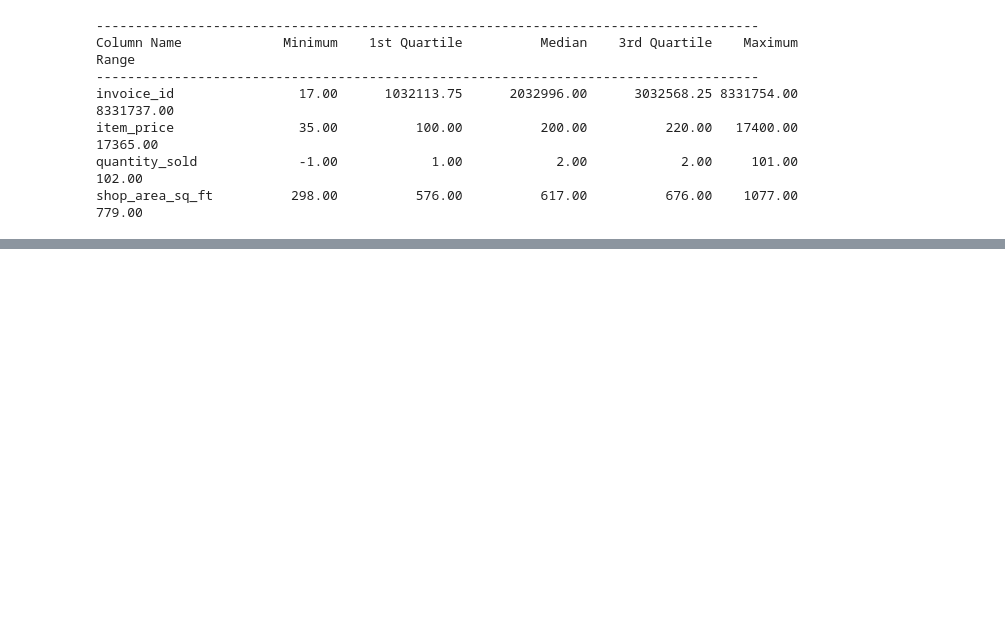
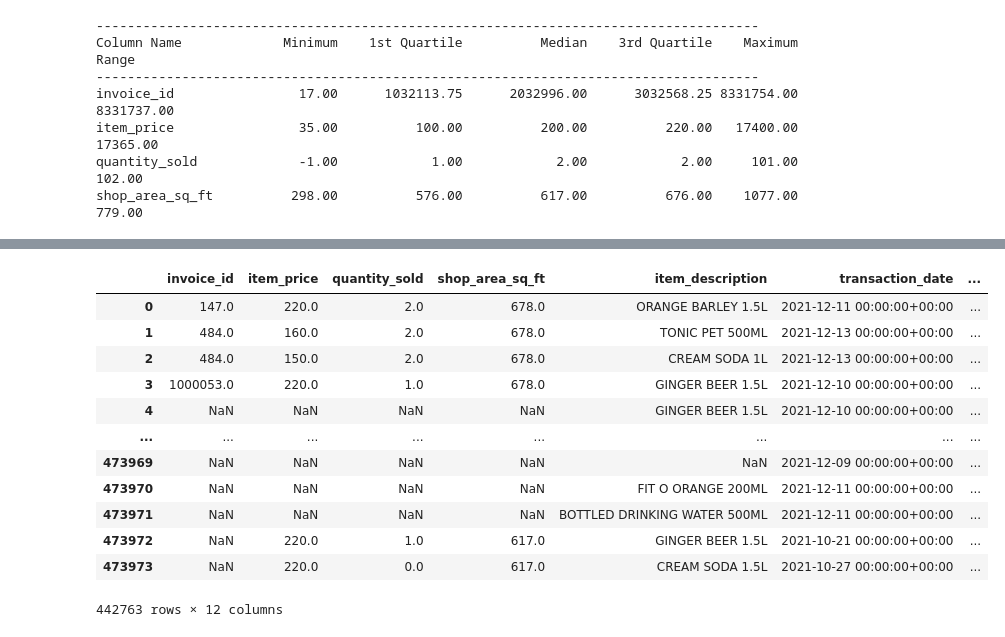
Before and after one commit to Mihiru-Lakshitha/Data-Strom-4.0-, a Jupyter notebook: day-01-coding.ipynb, the cells around one changed output, grey strips where cells are left out. Saved outputs shown, nothing was run; the diff lists cells and outputs as text; code cells hidden in the pictures; blank space fills up the shorter version.

```diff
--- a/day-01-coding.ipynb
+++ b/day-01-coding.ipynb
@@ -128,0 +157,3 @@ shop_area_sq_ft          298.00          576.00          617.00          676.00
+# %%
+df = clean_data(df)
+df.head()
@@ -128,0 +167,26 @@ shop_area_sq_ft          298.00          576.00          617.00          676.00
+# %%
+def convert_to_categorical(data):
+
+    # Get column info
+    num_data = data.select_dtypes(include=['float64', 'int64'])
+    info = pd.DataFrame(num_data.dtypes.astype(str), columns=["Data Type"])
+    info.index.name = "Column Name"
+    info["No of Unique Values"] = num_data.nunique()
+
+    # Identify columns with less than 20 unique values or only one unique value
+    categorical_cols = []
+    for col in info.index:
+        if info.loc[col, "No of Unique Values"] <= 1:
+            data = data.drop(col, axis=1)
+        elif info.loc[col, "No of Unique Values"] < 10:
+            categorical_cols.append(col)
+
+    # Convert identified columns to categorical variables
+    for col in categorical_cols:
+        data[col] = data[col].astype("category")
+
+    return data
+# %%
+df = convert_to_categorical(df)
+# %%
+df['quantity_sold'] = df['quantity_sold'].astype("float")
@@ -128,0 +212,29 @@ shop_area_sq_ft          298.00          576.00          617.00          676.00
+# %%
+import pandas as pd
+
+def split_transaction_date(df):
+    # Convert the "transaction_date" column to a pandas datetime object
+    df['transaction_date'] = pd.to_datetime(df['transaction_date'])
+
+    # Extract the year, month, and time components into separate columns
+    df['year'] = df['transaction_date'].dt.year
+    df['month'] = df['transaction_date'].dt.month
+    df['time'] = df['transaction_date'].dt.time
+
+    return df
+
+split_transaction_date(df)
+# %% [output]
+|  | invoice_id | item_price | quantity_sold | shop_area_sq_ft | item_description | transaction_date | ... |
+| 0 | 147.0 | 220.0 | 2.0 | 678.0 | ORANGE BARLEY 1.5L | 2021-12-11 00:00:00+00:00 | ... |
+| 1 | 484.0 | 160.0 | 2.0 | 678.0 | TONIC PET 500ML | 2021-12-13 00:00:00+00:00 | ... |
+| 2 | 484.0 | 150.0 | 2.0 | 678.0 | CREAM SODA 1L | 2021-12-13 00:00:00+00:00 | ... |
+| 3 | 1000053.0 | 220.0 | 1.0 | 678.0 | GINGER BEER 1.5L | 2021-12-10 00:00:00+00:00 | ... |
+| 4 | NaN | NaN | NaN | NaN | GINGER BEER 1.5L | 2021-12-10 00:00:00+00:00 | ... |
+| ... | ... | ... | ... | ... | ... | ... | ... |
+| 473969 | NaN | NaN | NaN | NaN | NaN | 2021-12-09 00:00:00+00:00 | ... |
+| 473970 | NaN | NaN | NaN | NaN | FIT O ORANGE 200ML | 2021-12-11 00:00:00+00:00 | ... |
+| 473971 | NaN | NaN | NaN | NaN | BOTTLED DRINKING WATER 500ML | 2021-12-11 00:00:00+00:00 | ... |
+| 473972 | NaN | 220.0 | 1.0 | 617.0 | GINGER BEER 1.5L | 2021-10-21 00:00:00+00:00 | ... |
+| 473973 | NaN | 220.0 | 0.0 | 617.0 | CREAM SODA 1.5L | 2021-10-27 00:00:00+00:00 | ... |
+442763 rows × 12 columns
```
Also changed, not shown: parts of 20 cells of this notebook.
